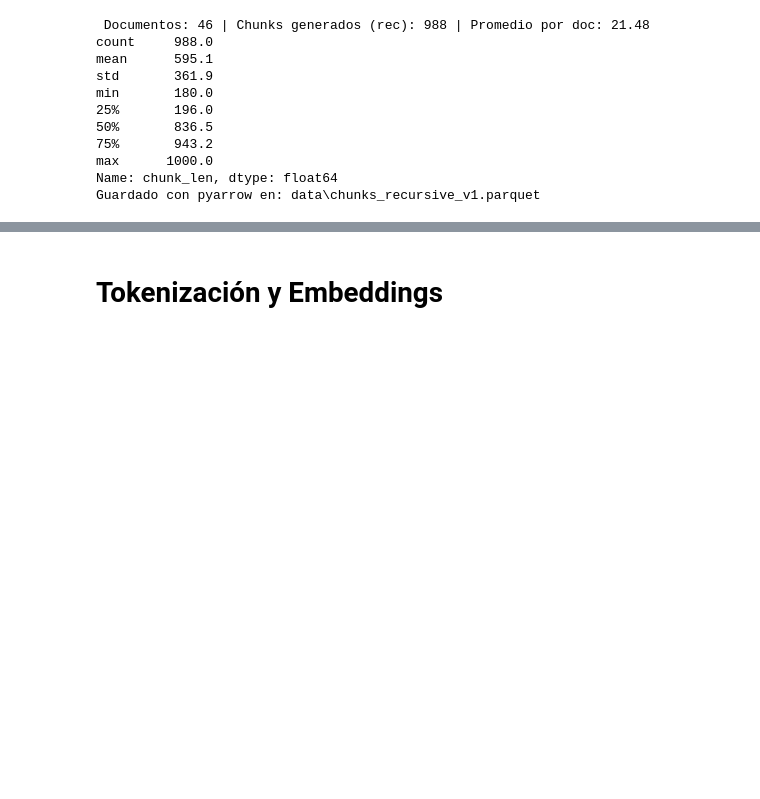
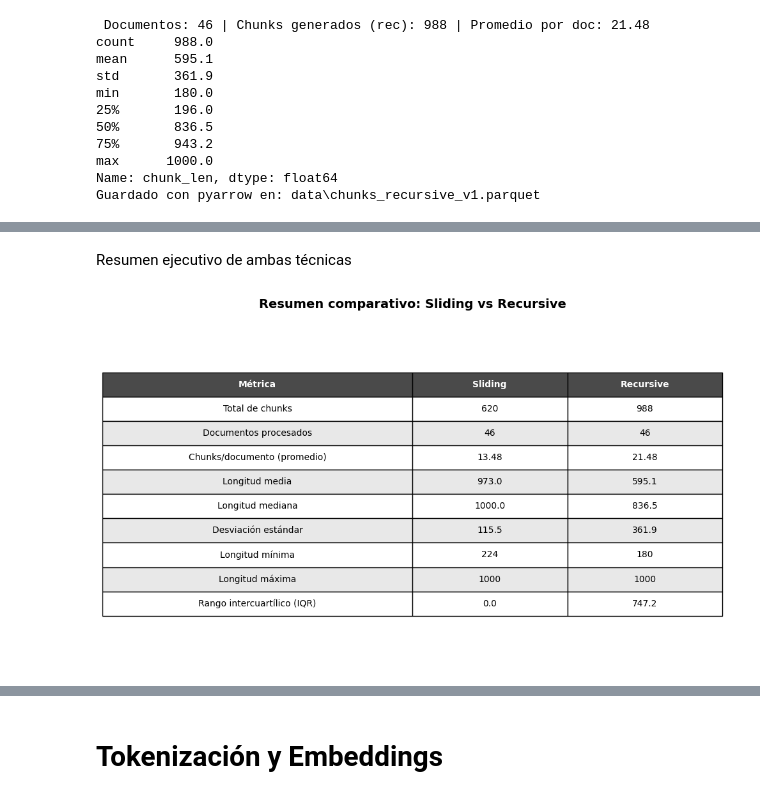
Before and after one commit to Idmc01/Tareas-IA, a Jupyter notebook: Tarea_4.ipynb, the cells around one changed output, grey strips where cells are left out. Saved outputs shown, nothing was run; the diff lists cells and outputs as text; code cells hidden in the pictures; blank space fills up the shorter version.

```diff
--- a/Tarea_4.ipynb
+++ b/Tarea_4.ipynb
@@ -772,0 +934,75 @@ Guardado con pyarrow en: data\chunks_recursive_v1.parquet
+# %% [markdown]
+Resumen ejecutivo de ambas técnicas
+# %%
+# 10. Resumen ejecutivo en tabla visual
+fig, ax = plt.subplots(figsize=(10, 6))
+ax.axis('tight')
+ax.axis('off')
+
+# Preparar datos de la tabla
+metricas = [
+    'Total de chunks',
+    'Documentos procesados',
+    'Chunks/documento (promedio)',
+    'Longitud media',
+    'Longitud mediana',
+    'Desviación estándar',
+    'Longitud mínima',
+    'Longitud máxima',
+    'Rango intercuartílico (IQR)'
+]
+
+valores_s = [
+    len(df_s),
+    df_s['fuente'].nunique(),
+    f"{len(df_s) / df_s['fuente'].nunique():.2f}",
+    f"{df_s['len_chunk'].mean():.1f}",
+    f"{df_s['len_chunk'].median():.1f}",
+    f"{df_s['len_chunk'].std():.1f}",
+    f"{df_s['len_chunk'].min():.0f}",
+    f"{df_s['len_chunk'].max():.0f}",
+    f"{df_s['len_chunk'].quantile(0.75) - df_s['len_chunk'].quantile(0.25):.1f}"
+]
+
+valores_r = [
+    len(df_r),
+    df_r['fuente'].nunique(),
+    f"{len(df_r) / df_r['fuente'].nunique():.2f}",
+    f"{df_r['len_chunk'].mean():.1f}",
+    f"{df_r['len_chunk'].median():.1f}",
+    f"{df_r['len_chunk'].std():.1f}",
+    f"{df_r['len_chunk'].min():.0f}",
+    f"{df_r['len_chunk'].max():.0f}",
+    f"{df_r['len_chunk'].quantile(0.75) - df_r['len_chunk'].quantile(0.25):.1f}"
+]
+
+tabla_data = []
+for m, s, r in zip(metricas, valores_s, valores_r):
+    tabla_data.append([m, s, r])
+
+tabla = ax.table(cellText=tabla_data,
+                colLabels=['Métrica', 'Sliding', 'Recursive'],
+                cellLoc='center',
+                loc='center',
+                colWidths=[0.5, 0.25, 0.25])
+
+tabla.auto_set_font_size(False)
+tabla.set_fontsize(10)
+tabla.scale(1, 2)
+
+# Colorear encabezados
+for i in range(3):
+    tabla[(0, i)].set_facecolor('#4A4A4A')
+    tabla[(0, i)].set_text_props(weight='bold', color='white')
+
+# Colorear filas alternadas
+for i in range(1, len(metricas) + 1):
+    color = '#E8E8E8' if i % 2 == 0 else '#FFFFFF'
+    for j in range(3):
+        tabla[(i, j)].set_facecolor(color)
+
+plt.title('Resumen comparativo: Sliding vs Recursive', fontsize=14, fontweight='bold', pad=20)
+plt.tight_layout()
+plt.show()
+# %% [output]
+[figure, added]
```
Also changed, not shown: parts of 20 cells of this notebook.
